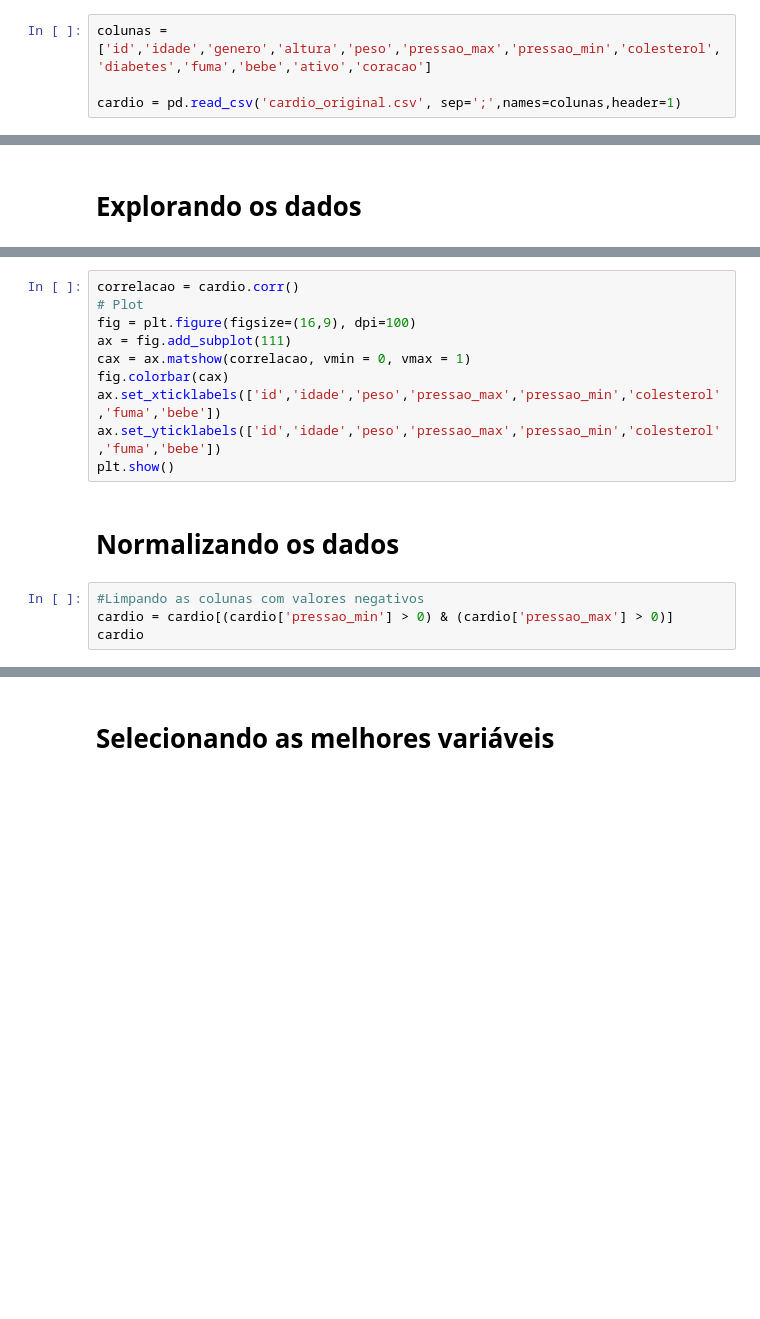
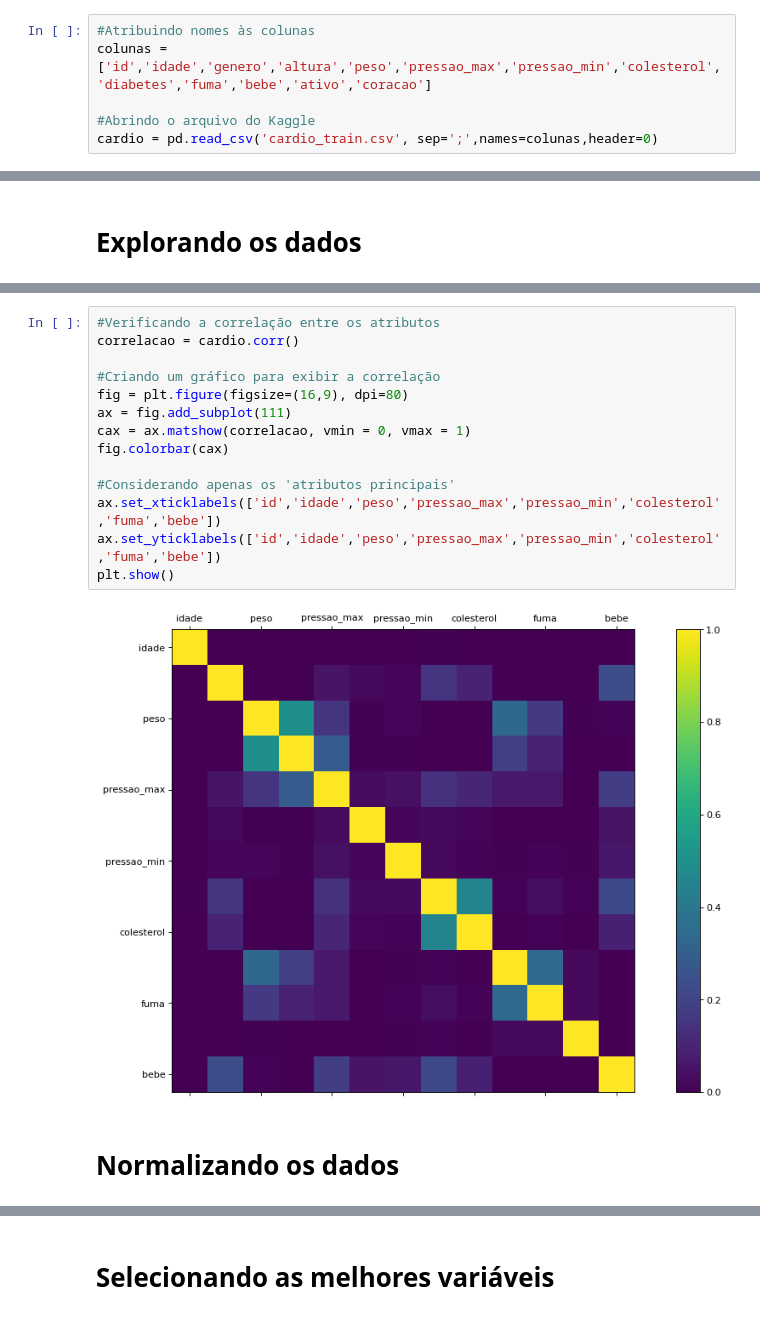
Before and after one commit to alexapruiz/Projetos, a Jupyter notebook: Python/Colab/Cardio.ipynb, the cells around one changed output, grey strips where cells are left out. Drawn from its saved outputs; the diff is of its cells as text; blank space fills up the shorter version.

Commit message:
Acertos Projeto_Escola e atualização do Cardio

```diff
--- a/Python/Colab/Cardio.ipynb
+++ b/Python/Colab/Cardio.ipynb
@@ -9,7 +12,9 @@ from sklearn.svm import LinearSVC
 from sklearn.model_selection import train_test_split
 from sklearn.metrics import accuracy_score
 # %%
+#Atribuindo nomes às colunas
 colunas = ['id','idade','genero','altura','peso','pressao_max','pressao_min','colesterol','diabetes','fuma','bebe','ativo','coracao']
 
-cardio = pd.read_csv('cardio_original.csv', sep=';',names=colunas,header=1)
+#Abrindo o arquivo do Kaggle
+cardio = pd.read_csv('cardio_train.csv', sep=';',names=colunas,header=0)
 # %%
@@ -30,16 +49,18 @@ cardio.skew()
 # %%
+#Verificando a correlação entre os atributos
 correlacao = cardio.corr()
-# Plot
-fig = plt.figure(figsize=(16,9), dpi=100)
+
+#Criando um gráfico para exibir a correlação
+fig = plt.figure(figsize=(16,9), dpi=80)
 ax = fig.add_subplot(111)
 cax = ax.matshow(correlacao, vmin = 0, vmax = 1)
 fig.colorbar(cax)
+
+#Considerando apenas os 'atributos principais'
 ax.set_xticklabels(['id','idade','peso','pressao_max','pressao_min','colesterol','fuma','bebe'])
 ax.set_yticklabels(['id','idade','peso','pressao_max','pressao_min','colesterol','fuma','bebe'])
 plt.show()
+# %% [output]
+[figure, added]
 # %% [markdown]
 # Normalizando os dados
-# %%
-#Limpando as colunas com valores negativos
-cardio = cardio[(cardio['pressao_min'] > 0) & (cardio['pressao_max'] > 0)]
-cardio
```
Also changed, not shown: parts of 38 cells of this notebook, 3 other files.
